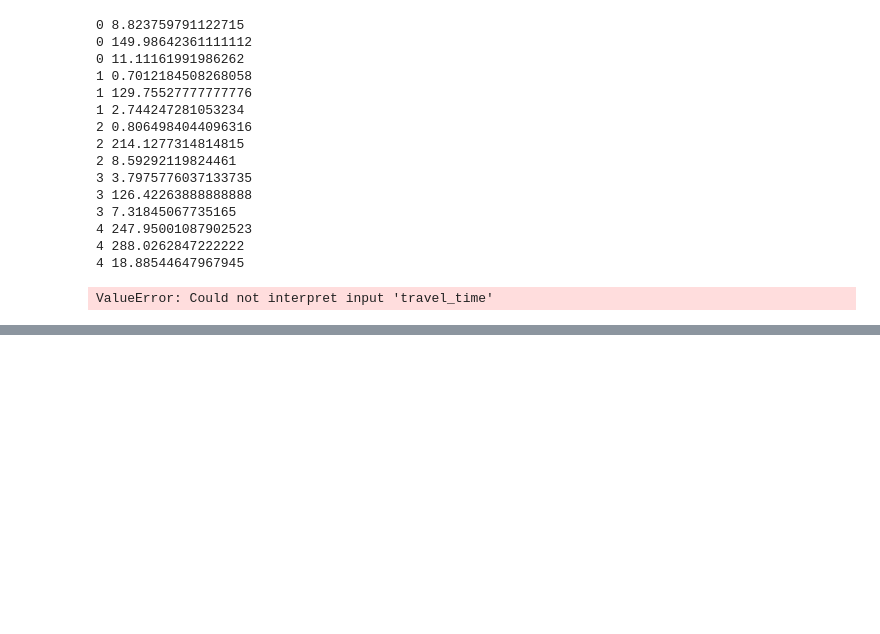
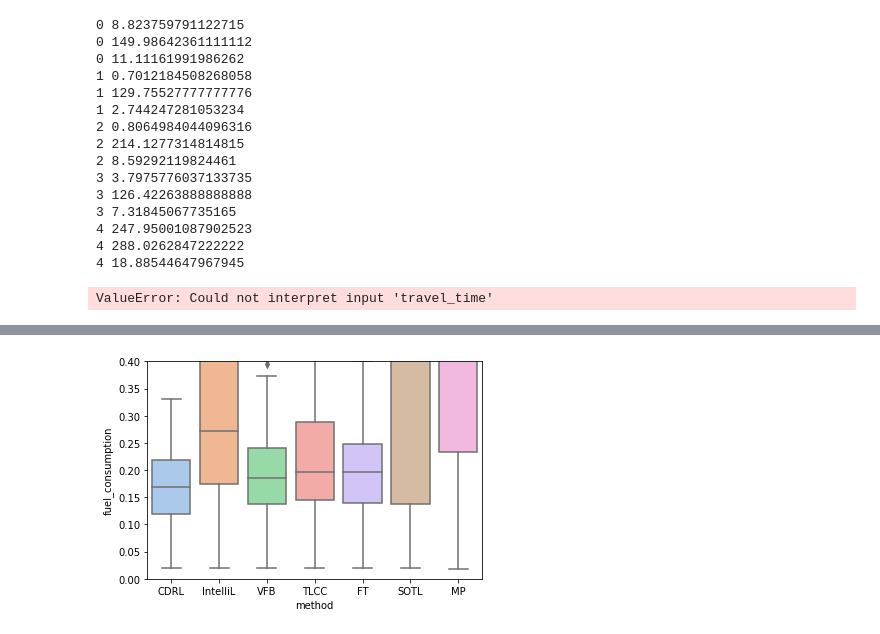
Before and after one commit to Laysest/tslib, a Jupyter notebook: log/final/visualization.ipynb, the cells around one changed output, grey strips where cells are left out. Saved outputs shown, nothing was run; the diff lists cells and outputs as text; code cells hidden in the pictures; blank space fills up the shorter version.

```diff
--- a/log/final/visualization.ipynb
+++ b/log/final/visualization.ipynb
@@ -379,0 +429,6 @@ ValueError: Could not interpret input 'travel_time'
+# %%
+plt.ylim(0, 0.4)
+sns.boxplot(x="method", y='fuel_consumption', data=data, palette="pastel")
+tikzplotlib.save("fuel_consumption.tex")
+# %% [output]
+[figure, added]
```
Also changed, not shown: parts of 10 cells of this notebook, 11 other files.
